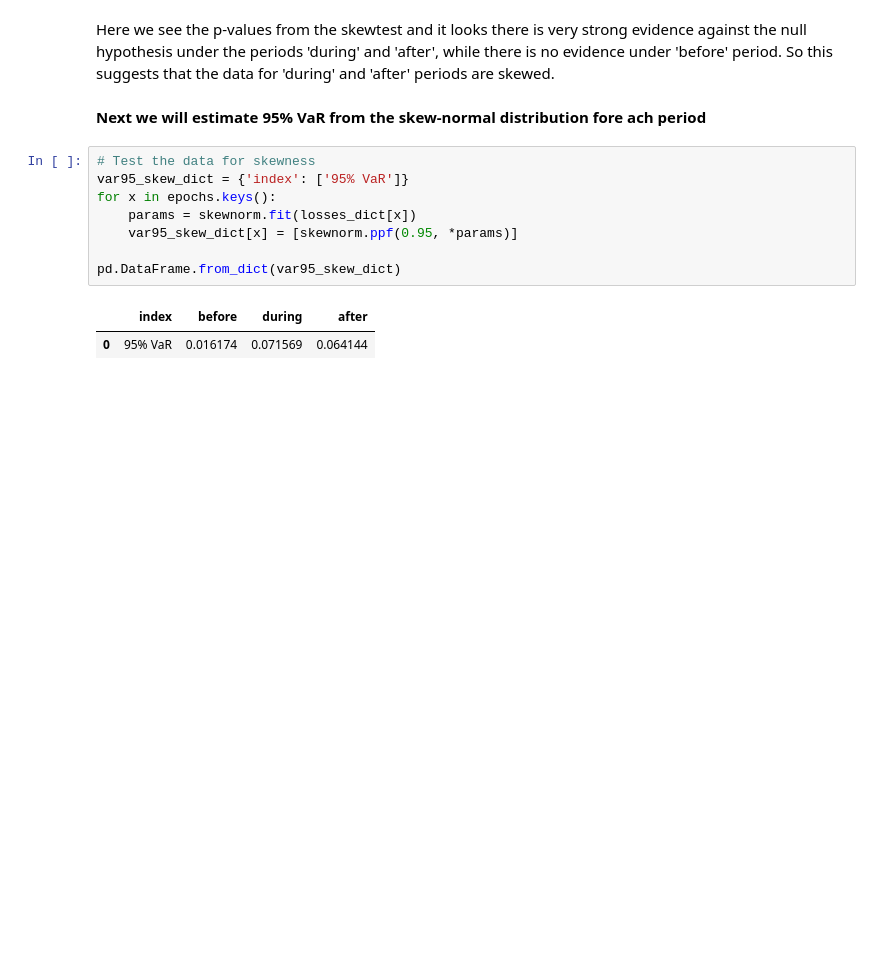
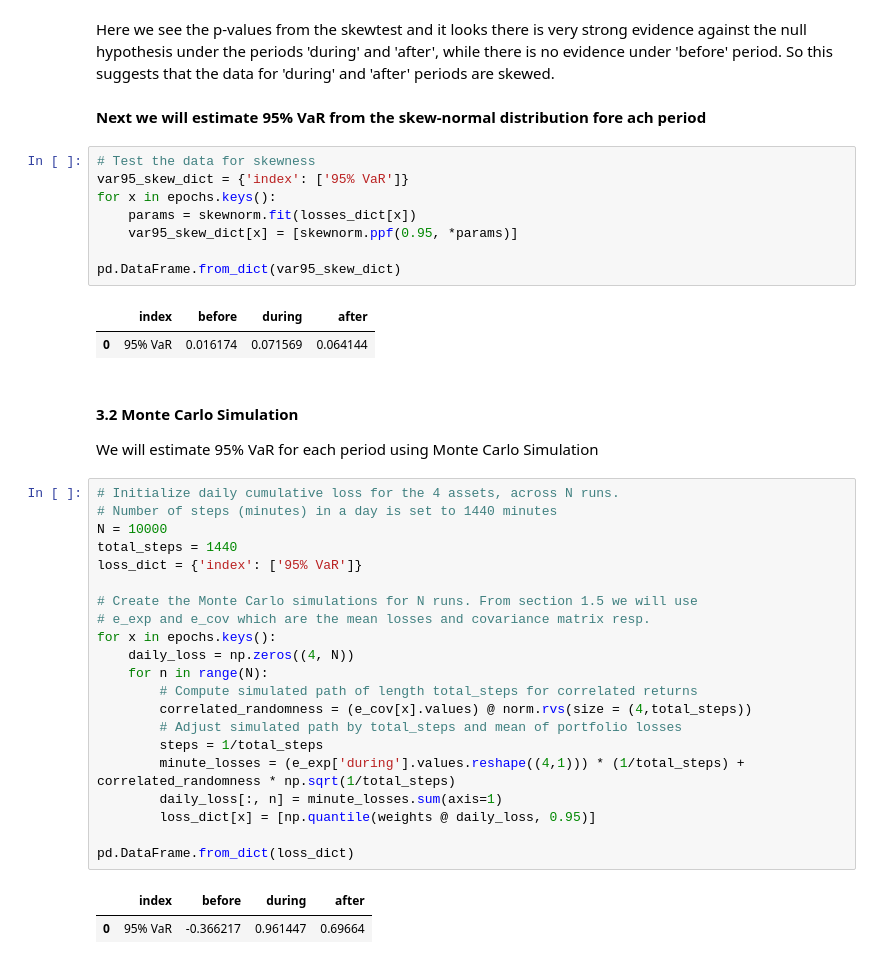
Before and after one commit to mnktan/QuantRiskManagement, a Jupyter notebook: QRM_DCProject.ipynb, the cells around one changed output. Drawn from its saved outputs; the diff is of its cells as text; blank space fills up the shorter version.

```diff
--- a/QRM_DCProject.ipynb
+++ b/QRM_DCProject.ipynb
@@ -419,3 +417,30 @@ pd.DataFrame.from_dict(var95_skew_dict)
 # %% [output]
 |  | index | before | during | after |
 | 0 | 95% VaR | 0.016174 | 0.071569 | 0.064144 |
+# %% [markdown]
+#### 3.2 Monte Carlo Simulation
+We will estimate 95% VaR for each period using Monte Carlo Simulation
+# %%
+# Initialize daily cumulative loss for the 4 assets, across N runs.
+# Number of steps (minutes) in a day is set to 1440 minutes
+N = 10000
+total_steps = 1440
+loss_dict = {'index': ['95% VaR']}
+
+# Create the Monte Carlo simulations for N runs. From section 1.5 we will use
+# e_exp and e_cov which are the mean losses and covariance matrix resp.
+for x in epochs.keys():
+    daily_loss = np.zeros((4, N))
+    for n in range(N):
+        # Compute simulated path of length total_steps for correlated returns
+        correlated_randomness = (e_cov[x].values) @ norm.rvs(size = (4,total_steps))
+        # Adjust simulated path by total_steps and mean of portfolio losses
+        steps = 1/total_steps
+        minute_losses = (e_exp['during'].values.reshape((4,1))) * (1/total_steps) + correlated_randomness * np.sqrt(1/total_steps)
+        daily_loss[:, n] = minute_losses.sum(axis=1)
+        loss_dict[x] = [np.quantile(weights @ daily_loss, 0.95)]
+
+pd.DataFrame.from_dict(loss_dict)
+# %% [output]
+|  | index | before | during | after |
+| 0 | 95% VaR | -0.366217 | 0.961447 | 0.69664 |
```
Also changed, not shown: parts of 3 cells of this notebook.
